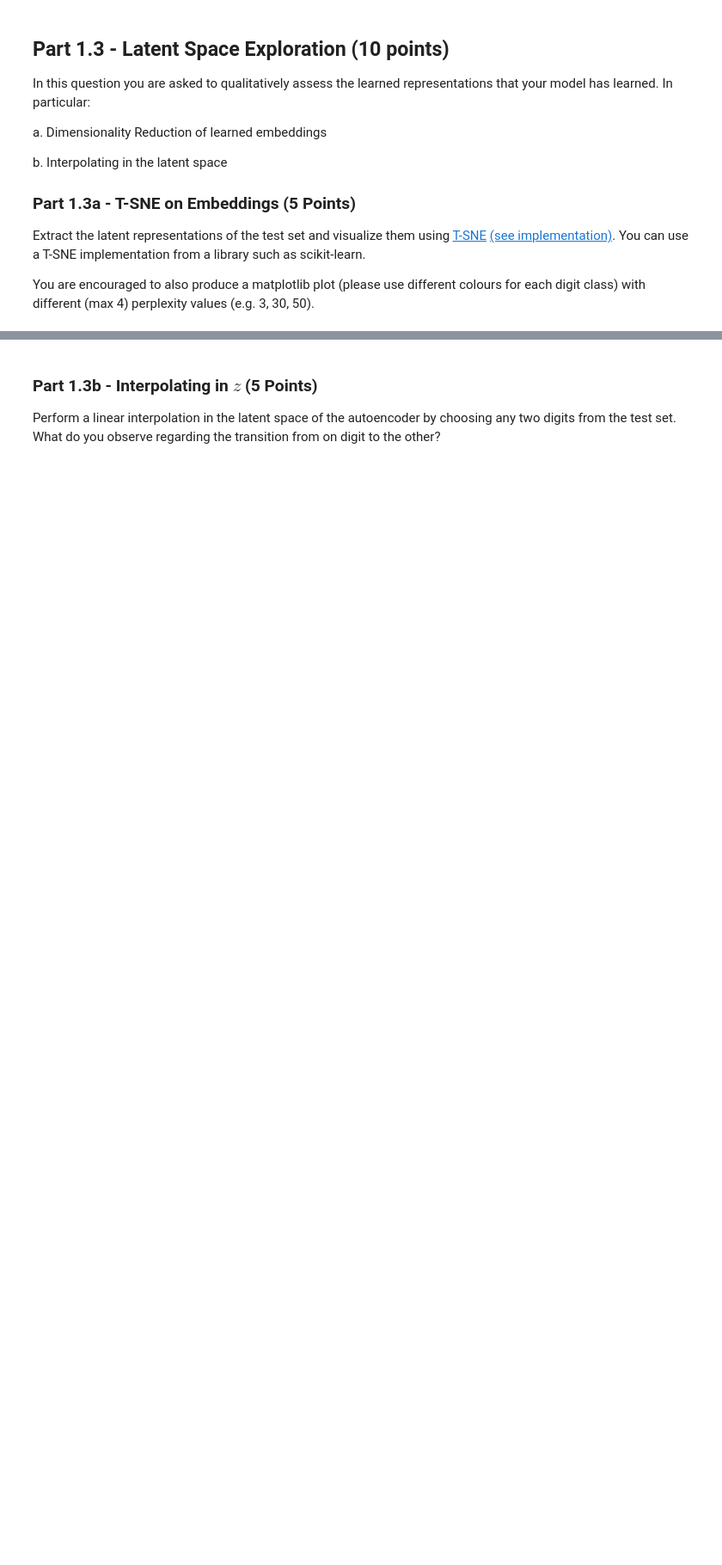
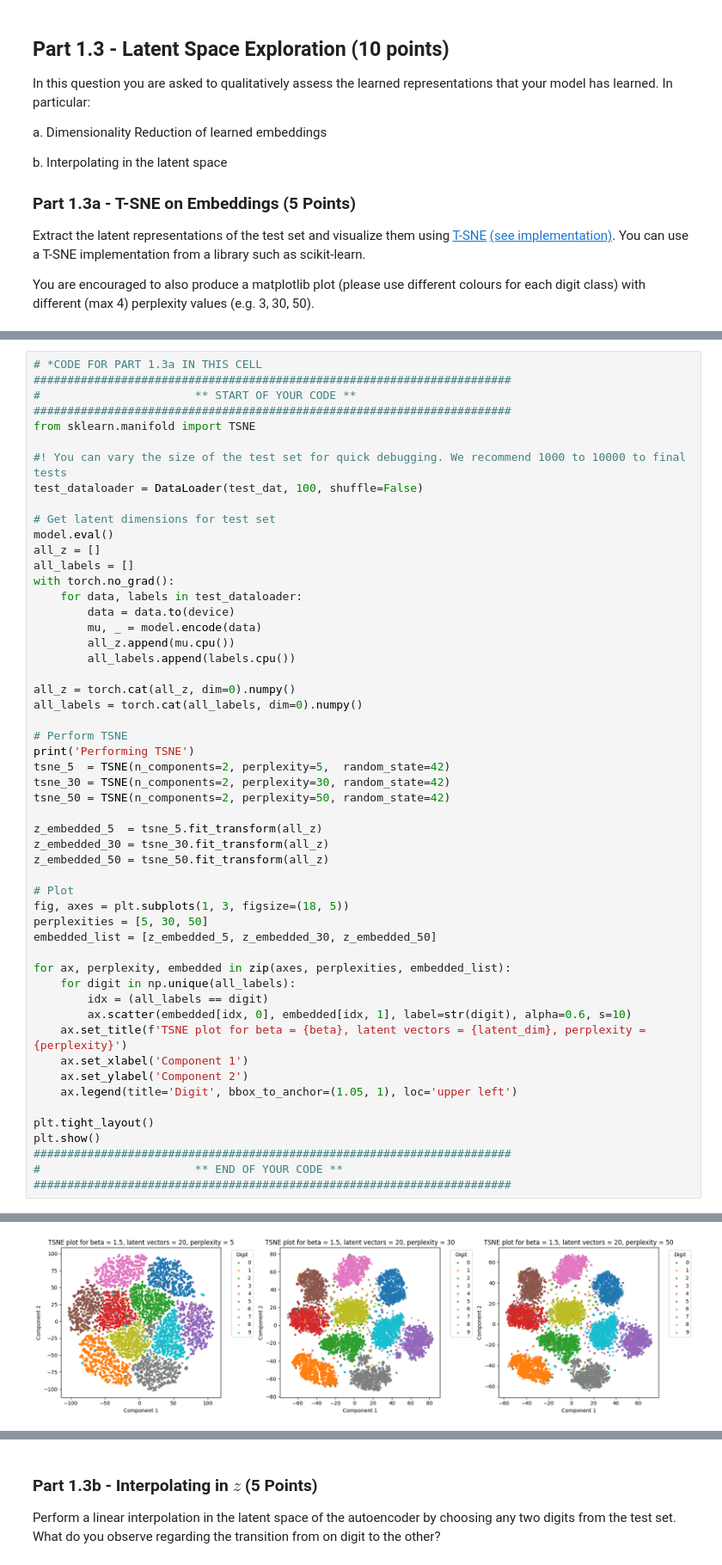
Before and after one commit to Dovis01/DeepLearning_VAE_DDPM, a Jupyter notebook: dl_cw2.ipynb, the cells around one changed output, grey strips where cells are left out. Shown at 86% size. Drawn from its saved outputs; the diff is of its cells as text; blank space fills up the shorter version.

Commit message:
feat: Finish 1.4.a Part

```diff
--- a/dl_cw2.ipynb
+++ b/dl_cw2.ipynb
@@ -779,0 +871,54 @@ z_embedded_50 = ...
+# %%
+# *CODE FOR PART 1.3a IN THIS CELL
+#######################################################################
+#                       ** START OF YOUR CODE **
+#######################################################################
+from sklearn.manifold import TSNE
+
+#! You can vary the size of the test set for quick debugging. We recommend 1000 to 10000 to final tests
+test_dataloader = DataLoader(test_dat, 100, shuffle=False)
+
+# Get latent dimensions for test set
+model.eval()
+all_z = []
+all_labels = []
+with torch.no_grad():
+    for data, labels in test_dataloader:
+        data = data.to(device)
+        mu, _ = model.encode(data)
+        all_z.append(mu.cpu())
+        all_labels.append(labels.cpu())
+
+all_z = torch.cat(all_z, dim=0).numpy()
+all_labels = torch.cat(all_labels, dim=0).numpy()
+
+# Perform TSNE
+print('Performing TSNE')
+tsne_5  = TSNE(n_components=2, perplexity=5,  random_state=42)
+tsne_30 = TSNE(n_components=2, perplexity=30, random_state=42)
+tsne_50 = TSNE(n_components=2, perplexity=50, random_state=42)
+
+z_embedded_5  = tsne_5.fit_transform(all_z)
+z_embedded_30 = tsne_30.fit_transform(all_z)
+z_embedded_50 = tsne_50.fit_transform(all_z)
+
+# Plot
+fig, axes = plt.subplots(1, 3, figsize=(18, 5))
+perplexities = [5, 30, 50]
+embedded_list = [z_embedded_5, z_embedded_30, z_embedded_50]
+
+for ax, perplexity, embedded in zip(axes, perplexities, embedded_list):
+    for digit in np.unique(all_labels):
+        idx = (all_labels == digit)
+        ax.scatter(embedded[idx, 0], embedded[idx, 1], label=str(digit), alpha=0.6, s=10)
+    ax.set_title(f'TSNE plot for beta = {beta}, latent vectors = {latent_dim}, perplexity = {perplexity}')
+    ax.set_xlabel('Component 1')
+    ax.set_ylabel('Component 2')
+    ax.legend(title='Digit', bbox_to_anchor=(1.05, 1), loc='upper left')
+
+plt.tight_layout()
+plt.show()
+#######################################################################
+#                       ** END OF YOUR CODE **
+#######################################################################
+# %% [output]
@@ -780,2 +926,3 @@ z_embedded_50 = ...
+[figure, added]
 # %% [markdown]
 <!-- END QUESTION -->
```
Also changed, not shown: parts of 36 cells of this notebook, 5 other files.
